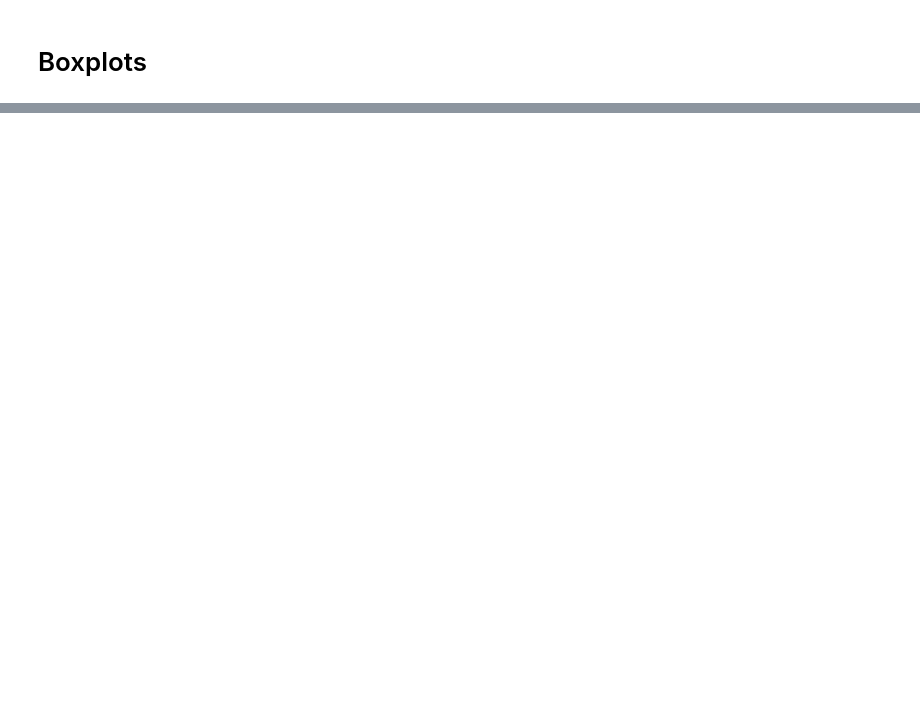
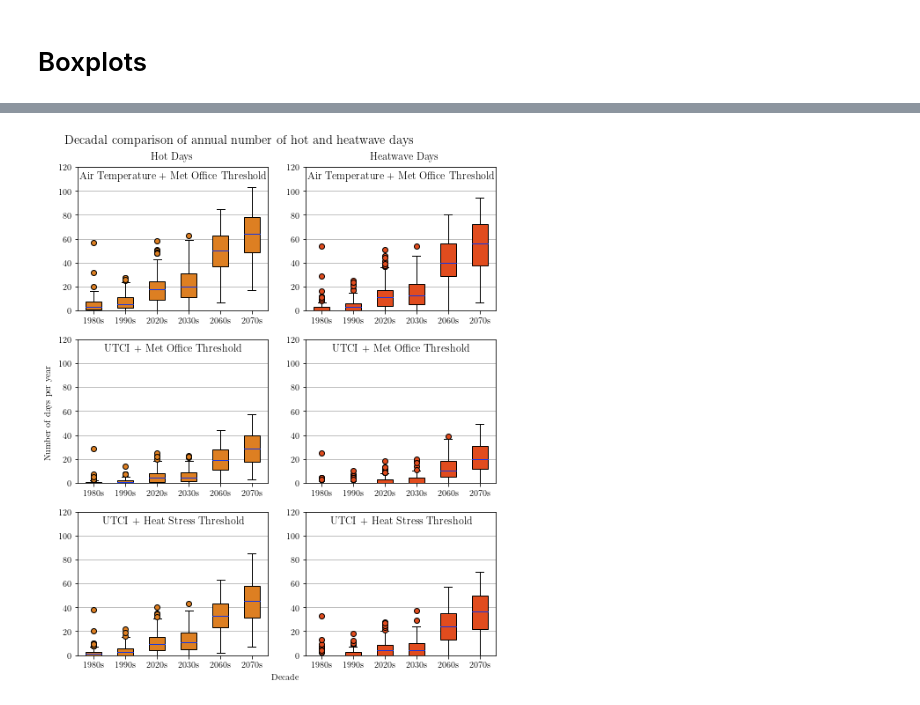
Before and after one commit to kaedonkers/ukcp_heatwave_analysis, a Jupyter notebook: 1.decadal_box_plots.ipynb, the cells around one changed output, grey strips where cells are left out. Saved outputs shown, nothing was run; the diff lists cells and outputs as text; code cells hidden in the pictures; blank space fills up the shorter version.

```diff
--- a/1.decadal_box_plots.ipynb
+++ b/1.decadal_box_plots.ipynb
@@ -255,0 +259,38 @@ box_df_decadal(u10hw, (1980, 1990, 2020, 2030, 2060, 2070), ylim=120)
+# %%
+def mega_boxplot(datas, subtitles, fname, title, boxcolors):
+    years = (1980, 1990, 2020, 2030, 2060, 2070)
+
+    width=8.50166
+    fsize=(width, 3*width/2.5)
+
+    fig, axs = plt.subplots(3,2, sharex=False, sharey=False, figsize=fsize)
+
+    fig.suptitle(title, x=0.1, y=0.93, ha='left', fontsize='x-large')
+    fig.text(0.30, 0.895, 'Hot Days', ha='center', va='center', fontsize='large')
+    fig.text(0.73, 0.895, 'Heatwave Days', ha='center', va='center', fontsize='large')
+    fig.text(0.51, 0.09, 'Decade', ha='center', va='center')
+    fig.text(0.07, 0.5, 'Number of days per year', ha='center', va='center', rotation='vertical')
+
+    for i in range(6):
+        ax = axs.flatten()[i]
+        data = datas[i]
+        subtitle = subtitles[i]
+        boxcolor = boxcolors[i]
+        box_decadal(data, years, ax=ax, title=subtitle, boxcolor=boxcolor)
+
+#     plt.show()
+    plt.savefig(f"pngs/{fname}.png", bbox_inches='tight')
+    plt.savefig(f"pdfs/{fname}.pdf", bbox_inches='tight')
+    plt.savefig(f"pgfs/{fname}.pgf", bbox_inches='tight')
+# %%
+datas = [tashot, tashw, utcihot, utcihw, u10hot, u10hw]
+subtitles = ['Air Temperature + Met Office Threshold', 'Air Temperature + Met Office Threshold',
+             'UTCI + Met Office Threshold', 'UTCI + Met Office Threshold',
+             'UTCI + Heat Stress Threshold', 'UTCI + Heat Stress Threshold']
+boxcolors = ['#DD7F22', '#E14C1E']*3
+fname='boxplots'
+title='Decadal comparison of annual number of hot and heatwave days'
+# %%
+%%time
+mega_boxplot(datas, subtitles, fname, title, boxcolors)
+# %% [output]
@@ -255,0 +299 @@ box_df_decadal(u10hw, (1980, 1990, 2020, 2030, 2060, 2070), ylim=120)
+[figure, added]
```
Also changed, not shown: parts of 24 cells of this notebook, 1 other file.
